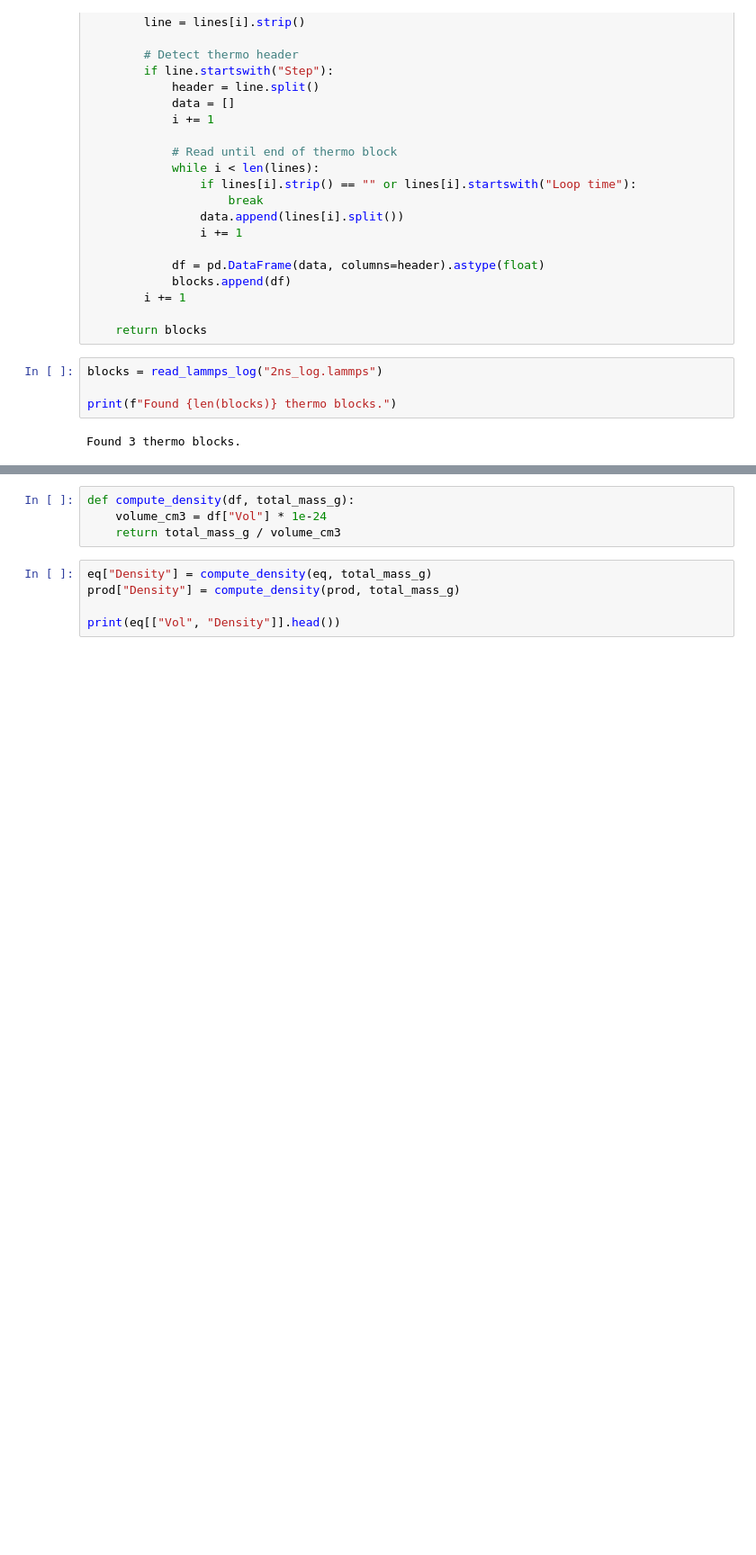
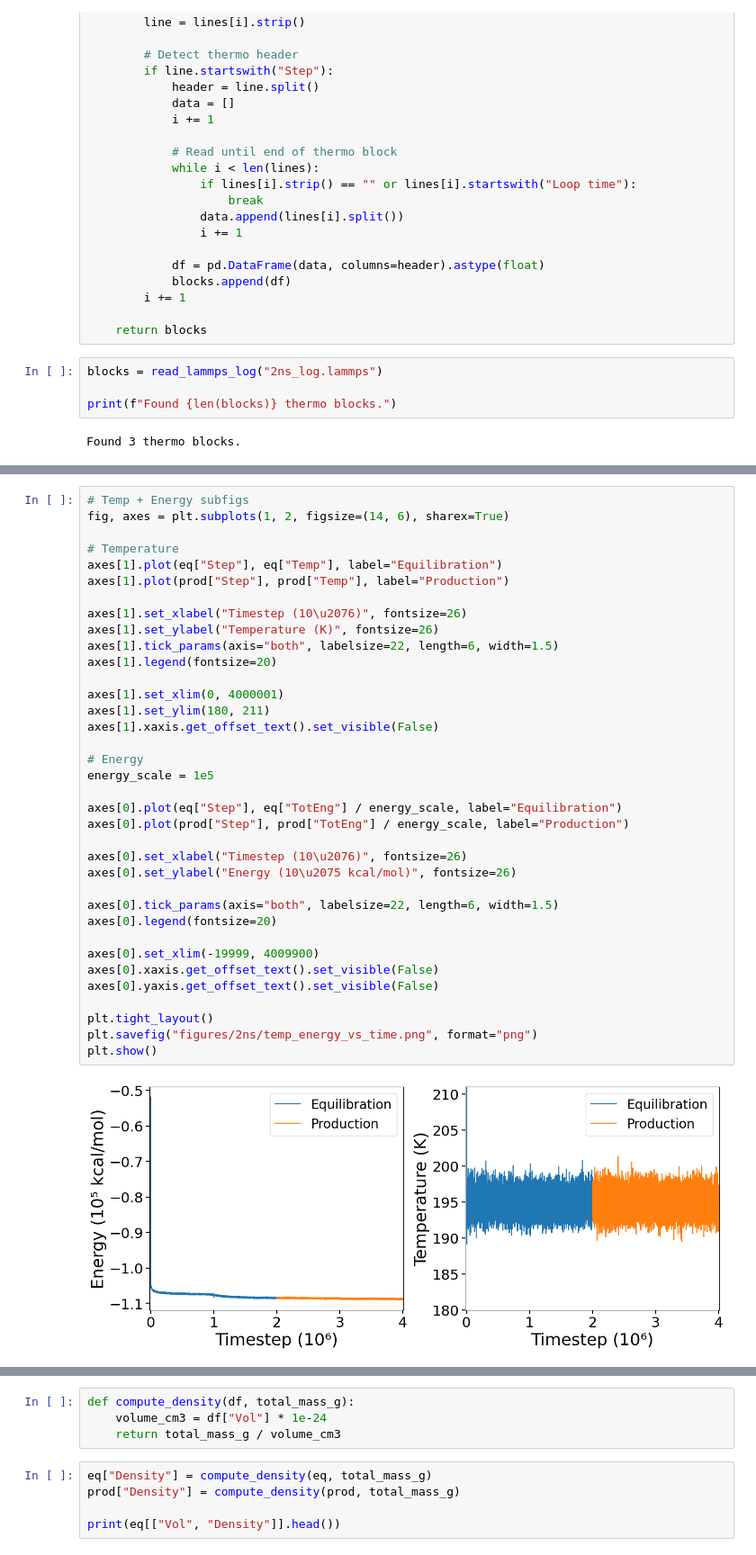
Before and after one commit to uwgsgordon4/1-1-Supercooled-Water-Glycerol-System-UWG, a Jupyter notebook: Analysis/lammps_figures_2ns.ipynb, the cells around one changed output, grey strips where cells are left out. Shown at 90% size. Drawn from its saved outputs; the diff is of its cells as text; blank space fills up the shorter version.

```diff
--- a/Analysis/lammps_figures_2ns.ipynb
+++ b/Analysis/lammps_figures_2ns.ipynb
@@ -196,0 +147,38 @@ PROD columns: ['Step', 'Temp', 'Press', 'TotEng', 'PotEng', 'KinEng', 'Volume',
+# %%
+# Temp + Energy subfigs
+fig, axes = plt.subplots(1, 2, figsize=(14, 6), sharex=True)
+
+# Temperature
+axes[1].plot(eq["Step"], eq["Temp"], label="Equilibration")
+axes[1].plot(prod["Step"], prod["Temp"], label="Production")
+
+axes[1].set_xlabel("Timestep (10\u2076)", fontsize=26)
+axes[1].set_ylabel("Temperature (K)", fontsize=26)
+axes[1].tick_params(axis="both", labelsize=22, length=6, width=1.5)
+axes[1].legend(fontsize=20)
+
+axes[1].set_xlim(0, 4000001)
+axes[1].set_ylim(180, 211)
+axes[1].xaxis.get_offset_text().set_visible(False)
+
+# Energy
+energy_scale = 1e5
+
+axes[0].plot(eq["Step"], eq["TotEng"] / energy_scale, label="Equilibration")
+axes[0].plot(prod["Step"], prod["TotEng"] / energy_scale, label="Production")
+
+axes[0].set_xlabel("Timestep (10\u2076)", fontsize=26)
+axes[0].set_ylabel("Energy (10\u2075 kcal/mol)", fontsize=26)
+
+axes[0].tick_params(axis="both", labelsize=22, length=6, width=1.5)
+axes[0].legend(fontsize=20)
+
+axes[0].set_xlim(-19999, 4009900)
+axes[0].xaxis.get_offset_text().set_visible(False)
+axes[0].yaxis.get_offset_text().set_visible(False)
+
+plt.tight_layout()
+plt.savefig("figures/2ns/temp_energy_vs_time.png", format="png")
+plt.show()
+# %% [output]
+[figure, added]
```
Also changed, not shown: parts of 16 cells of this notebook, 9 other files.
